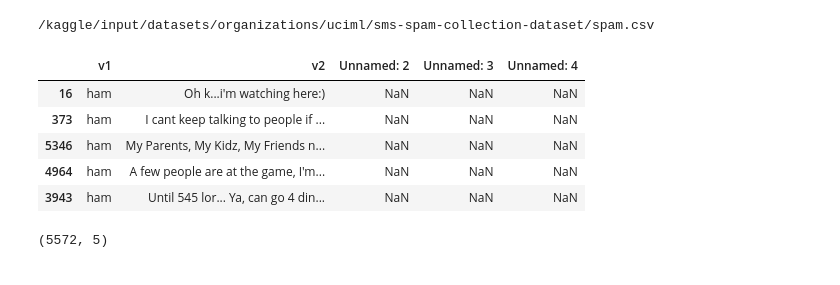
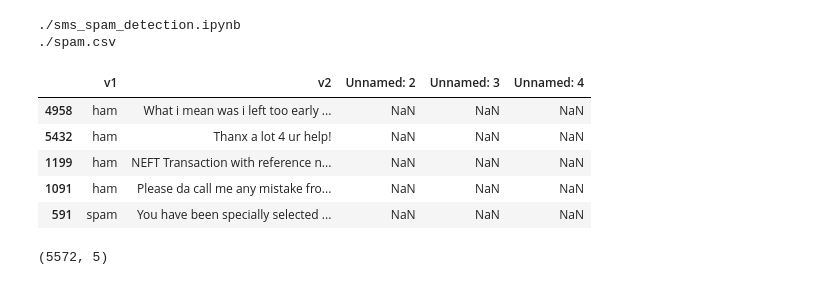
Before and after one commit to ksbisht941/ai-engineer, a Jupyter notebook: machine-learning/projects/sms-spam-detection/sms_spam_detection.ipynb, the cells around one changed output. Cells and saved outputs as stored; diff of their text form; code cells hidden in the pictures.

```diff
--- a/machine-learning/projects/sms-spam-detection/sms_spam_detection.ipynb
+++ b/machine-learning/projects/sms-spam-detection/sms_spam_detection.ipynb
@@ -11,37 +13,38 @@ print('Data source import complete.')
 # %%
-# This Python 3 environment comes with many helpful analytics libraries installed
-# It is defined by the kaggle/python Docker image: https://github.com/kaggle/docker-python
-# For example, here's several helpful packages to load
+# # This Python 3 environment comes with many helpful analytics libraries installed
+# # It is defined by the kaggle/python Docker image: https://github.com/kaggle/docker-python
+# # For example, here's several helpful packages to load
 
 import numpy as np # linear algebra
 import pandas as pd # data processing, CSV file I/O (e.g. pd.read_csv)
 
-# Input data files are available in the read-only "../input/" directory
-# For example, running this (by clicking run or pressing Shift+Enter) will list all files under the input directory
+# # Input data files are available in the read-only "../input/" directory
+# # For example, running this (by clicking run or pressing Shift+Enter) will list all files under the input directory
 
 import os
-for dirname, _, filenames in os.walk('/kaggle/input'):
+for dirname, _, filenames in os.walk('./'):
     for filename in filenames:
         print(os.path.join(dirname, filename))
 
-# You can write up to 20GB to the current directory (/kaggle/working/) that gets preserved as output when you create a version using "Save & Run All"
-# You can also write temporary files to /kaggle/temp/, but they won't be saved outside of the current session
+# # You can write up to 20GB to the current directory (/kaggle/working/) that gets preserved as output when you create a version using "Save & Run All"
+# # You can also write temporary files to /kaggle/temp/, but they won't be saved outside of the current session
 # %% [output]
-/kaggle/input/datasets/organizations/uciml/sms-spam-collection-dataset/spam.csv
+./sms_spam_detection.ipynb
+./spam.csv
 # %%
 df = pd.read_csv(
-    "/kaggle/input/datasets/organizations/uciml/sms-spam-collection-dataset/spam.csv",
+    "spam.csv",
     encoding='latin1'
 )
 
 df.sample(5)
 # %% [output]
 |  | v1 | v2 | Unnamed: 2 | Unnamed: 3 | Unnamed: 4 |
-| 16 | ham | Oh k...i'm watching here:) | NaN | NaN | NaN |
-| 373 | ham | I cant keep talking to people if ... | NaN | NaN | NaN |
-| 5346 | ham | My Parents, My Kidz, My Friends n... | NaN | NaN | NaN |
-| 4964 | ham | A few people are at the game, I'm... | NaN | NaN | NaN |
-| 3943 | ham | Until 545 lor... Ya, can go 4 din... | NaN | NaN | NaN |
+| 4958 | ham | What i mean was i left too early ... | NaN | NaN | NaN |
+| 5432 | ham | Thanx a lot 4 ur help! | NaN | NaN | NaN |
+| 1199 | ham | NEFT Transaction with reference n... | NaN | NaN | NaN |
+| 1091 | ham | Please da call me any mistake fro... | NaN | NaN | NaN |
+| 591 | spam | You have been specially selected ... | NaN | NaN | NaN |
 # %%
 df.shape
 # %% [output]
```
Also changed, not shown: parts of 9 cells of this notebook, 1 other file.
